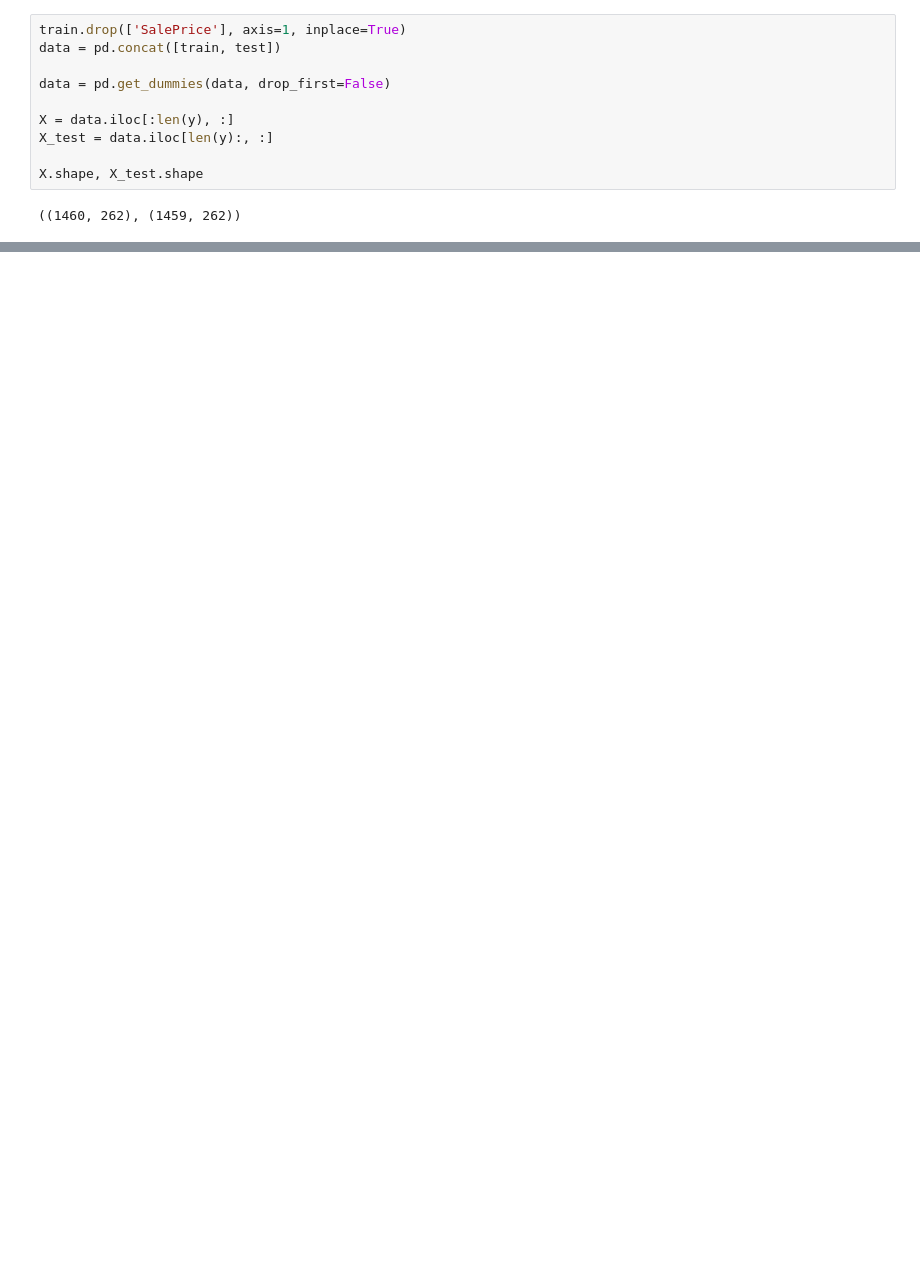
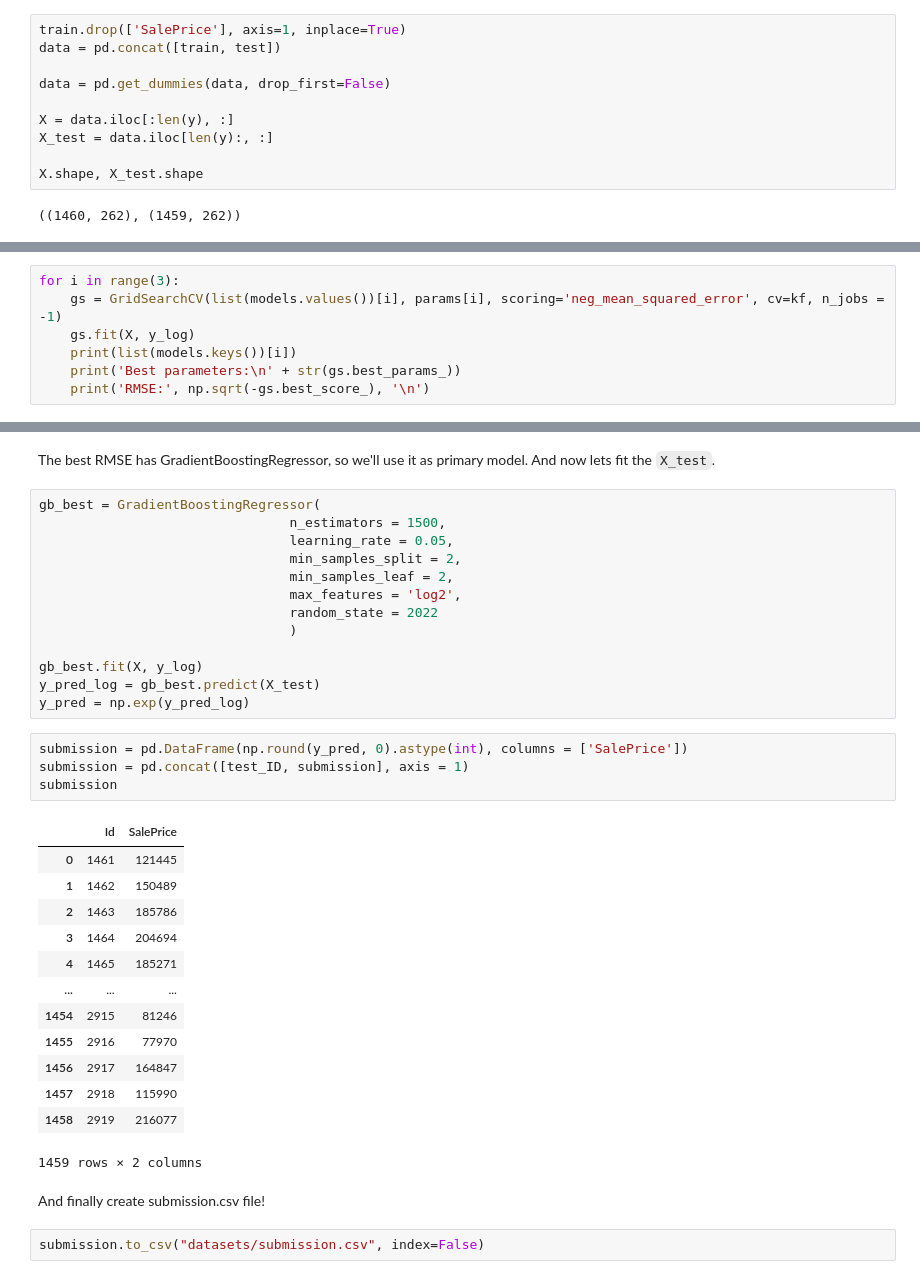
Before and after one commit to artsiom-bury/house-prices, a Jupyter notebook: House prices.ipynb, the cells around one changed output, grey strips where cells are left out. Drawn from its saved outputs; the diff is of its cells as text; blank space fills up the shorter version.

```diff
--- a/House prices.ipynb
+++ b/House prices.ipynb
@@ -270,0 +273,7 @@ rmse.mean()
+# %%
+for i in range(3):
+    gs = GridSearchCV(list(models.values())[i], params[i], scoring='neg_mean_squared_error', cv=kf, n_jobs = -1)
+    gs.fit(X, y_log)
+    print(list(models.keys())[i])
+    print('Best parameters:\n' + str(gs.best_params_))
+    print('RMSE:', np.sqrt(-gs.best_score_), '\n')
@@ -270,0 +295,37 @@ rmse.mean()
+# %% [markdown]
+The best RMSE has GradientBoostingRegressor, so we'll use it as primary model. And now lets fit the <code>X_test</code>.
+# %%
+gb_best = GradientBoostingRegressor(
+                                n_estimators = 1500,
+                                learning_rate = 0.05,
+                                min_samples_split = 2,
+                                min_samples_leaf = 2,
+                                max_features = 'log2',
+                                random_state = 2022
+                                )
+
+gb_best.fit(X, y_log)
+y_pred_log = gb_best.predict(X_test)
+y_pred = np.exp(y_pred_log)
+# %%
+submission = pd.DataFrame(np.round(y_pred, 0).astype(int), columns = ['SalePrice'])
+submission = pd.concat([test_ID, submission], axis = 1)
+submission
+# %% [output]
+|  | Id | SalePrice |
+| 0 | 1461 | 121445 |
+| 1 | 1462 | 150489 |
+| 2 | 1463 | 185786 |
+| 3 | 1464 | 204694 |
+| 4 | 1465 | 185271 |
+| ... | ... | ... |
+| 1454 | 2915 | 81246 |
+| 1455 | 2916 | 77970 |
+| 1456 | 2917 | 164847 |
+| 1457 | 2918 | 115990 |
+| 1458 | 2919 | 216077 |
+1459 rows × 2 columns
+# %% [markdown]
+And finally create submission.csv file!
+# %%
+submission.to_csv("datasets/submission.csv", index=False)
```
Also changed, not shown: parts of 11 cells of this notebook, 1 other file.
